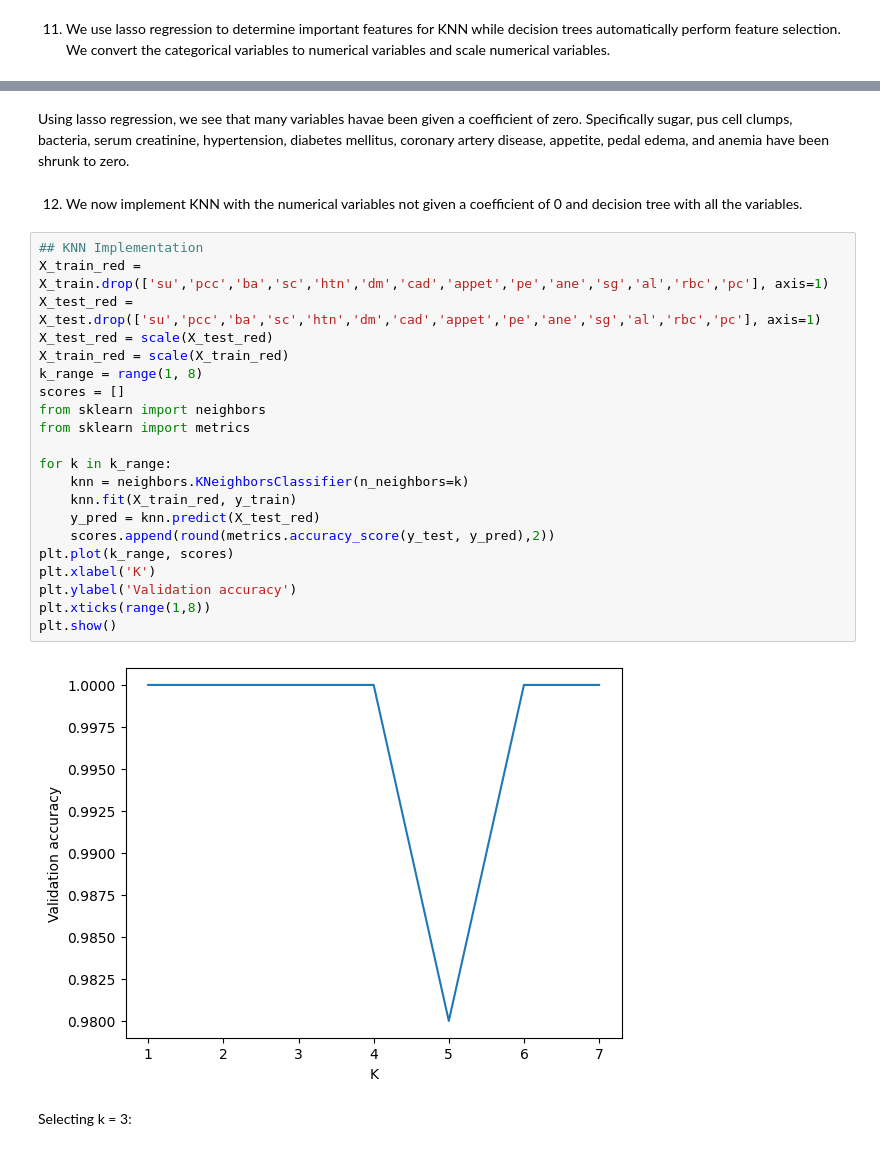
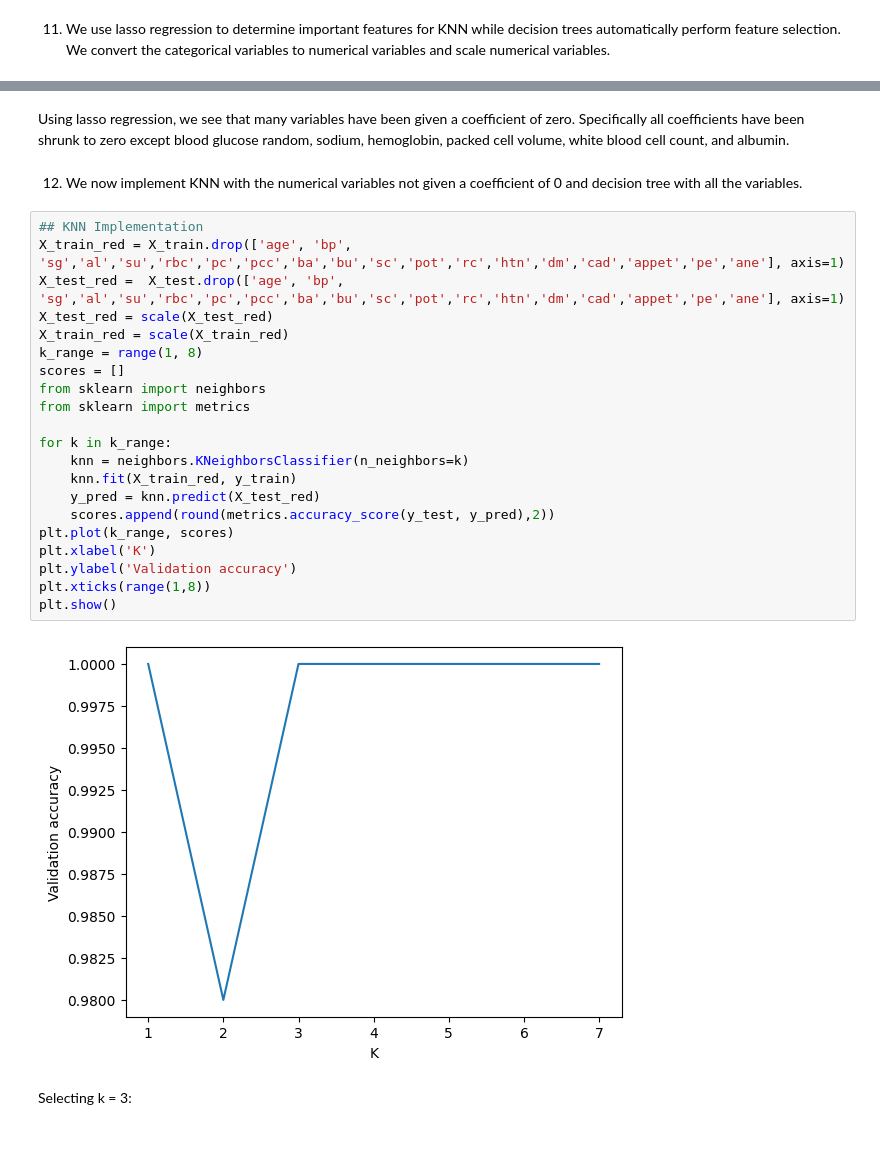
Before and after one commit to seebachl/3DA3-Asgmt-6, a Jupyter notebook: Seebach_Lily_HW6.ipynb, the cells around one changed output, grey strips where cells are left out. Cells and saved outputs as stored; diff of their text form.

```diff
--- a/Seebach_Lily_HW6.ipynb
+++ b/Seebach_Lily_HW6.ipynb
@@ -394,30 +364,30 @@ pd.DataFrame({'Feature': X_train.columns, 'Coefficient': m_lasso.coef_.reshape(l
 # %% [markdown]
-Using lasso regression, we see that many variables havae been given a coefficient of zero. Specifically sugar, pus cell clumps, bacteria, serum creatinine, hypertension, diabetes mellitus, coronary artery disease, appetite, pedal edema, and anemia have been shrunk to zero.
+Using lasso regression, we see that many variables have been given a coefficient of zero. Specifically all coefficients have been shrunk to zero except blood glucose random, sodium, hemoglobin, packed cell volume, white blood cell count, and albumin.
 # %% [markdown]
 12. We now implement KNN with the numerical variables not given a coefficient of 0 and decision tree with all the variables.
 # %%
 ## KNN Implementation
-X_train_red = X_train.drop(['su','pcc','ba','sc','htn','dm','cad','appet','pe','ane','sg','al','rbc','pc'], axis=1)
-X_test_red = X_test.drop(['su','pcc','ba','sc','htn','dm','cad','appet','pe','ane','sg','al','rbc','pc'], axis=1)
+X_train_red = X_train.drop(['age', 'bp', 'sg','al','su','rbc','pc','pcc','ba','bu','sc','pot','rc','htn','dm','cad','appet','pe','ane'], axis=1)
+X_test_red =  X_test.drop(['age', 'bp', 'sg','al','su','rbc','pc','pcc','ba','bu','sc','pot','rc','htn','dm','cad','appet','pe','ane'], axis=1)
 X_test_red = scale(X_test_red)
 X_train_red = scale(X_train_red)
 k_range = range(1, 8)
 scores = []
 from sklearn import neighbors
 from sklearn import metrics
 
 for k in k_range:
     knn = neighbors.KNeighborsClassifier(n_neighbors=k)
     knn.fit(X_train_red, y_train)
     y_pred = knn.predict(X_test_red)
     scores.append(round(metrics.accuracy_score(y_test, y_pred),2))
 plt.plot(k_range, scores)
 plt.xlabel('K')
 plt.ylabel('Validation accuracy')
 plt.xticks(range(1,8))
 plt.show()
 # %% [output]
-[figure, old version]
+[figure, new version]
 # %% [markdown]
 Selecting k = 3:
 # %%
```
Also changed, not shown: parts of 18 cells of this notebook.
